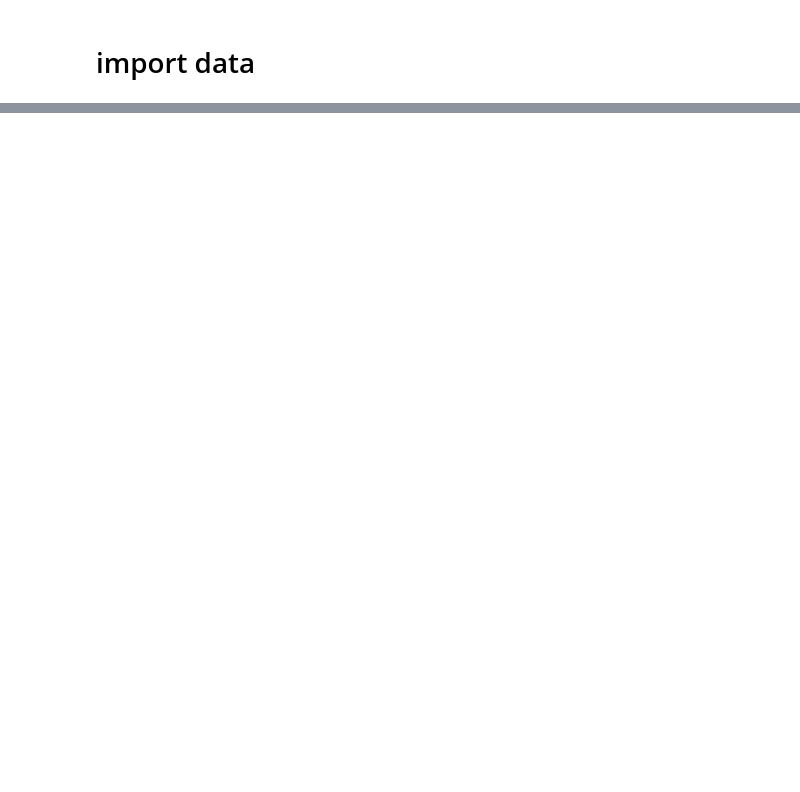
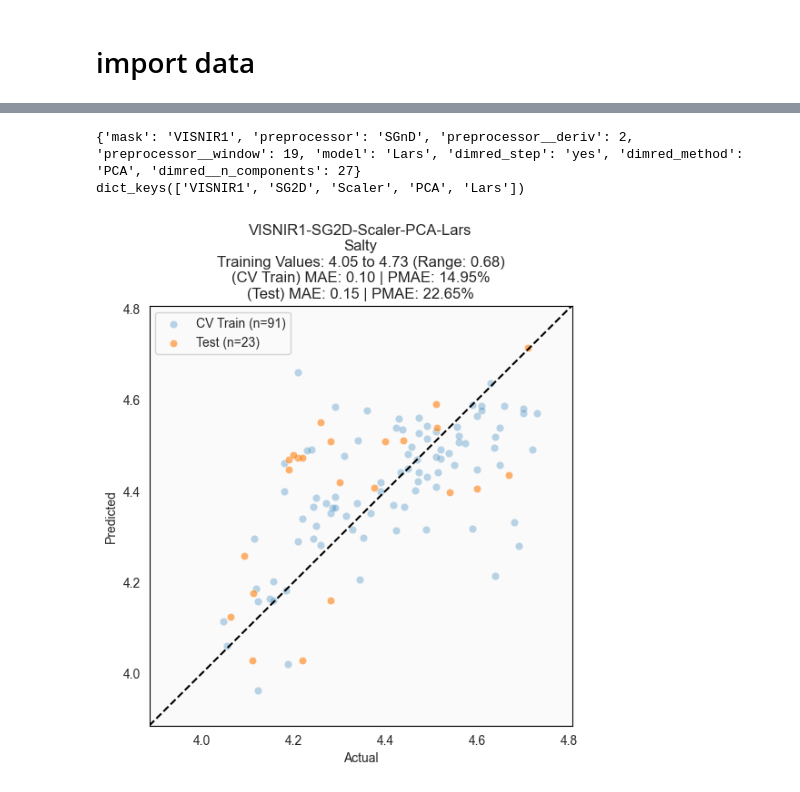
Before and after one commit to ryan-soh-pprint/DS_template, a Jupyter notebook: notebooks/06_train_profile.ipynb, the cells around one changed output, grey strips where cells are left out. Cells and saved outputs as stored; diff of their text form; code cells hidden in the pictures; blank space fills up the shorter version.

```diff
--- a/notebooks/06_train_profile.ipynb
+++ b/notebooks/06_train_profile.ipynb
@@ -475,0 +334,34 @@ Evaluating model for Sensory Value
+# %%
+check_params = trainer.study.trials[275].params
+print(check_params)
+
+check_pipeline = construct_pipeline_from_params(datatype = 'v4', task_type = 'profile',params_dict=check_params)
+check_pipeline.fit(X_train, selected_y_train)
+print(check_pipeline.named_steps.keys())
+# get cv train
+y_train_pred = cross_group_predict(
+    check_pipeline,
+    X_train,
+    selected_y_train,
+    groups=selected_y_train.index,
+    cv=PERCENTILE_KFOLD
+)
+
+y_test_pred = pd.Series(check_pipeline.predict(X_test), index=X_test.index).groupby(X_test.index).median()
+
+fig = plot_regression_results(
+    model_steps = "-".join(check_pipeline.named_steps.keys()),
+    param = param,
+    y_train_pred = y_train_pred,
+    y_train_true = selected_y_train.groupby(selected_y_train.index).first(),
+    y_test_pred = y_test_pred,
+    y_test_true = y_test[param].groupby(y_test.index).first(),
+    labels = ['CV Train', 'Test'],
+    show_error_bands = False,
+    show_max_error = False,
+    show_R2 = False
+)
+# %% [output]
+{'mask': 'VISNIR1', 'preprocessor': 'SGnD', 'preprocessor__deriv': 2, 'preprocessor__window': 19, 'model': 'Lars', 'dimred_step': 'yes', 'dimred_method': 'PCA', 'dimred__n_components': 27}
+dict_keys(['VISNIR1', 'SG2D', 'Scaler', 'PCA', 'Lars'])
+[figure, added]
```
Also changed, not shown: parts of 29 cells of this notebook, 5 other files.
